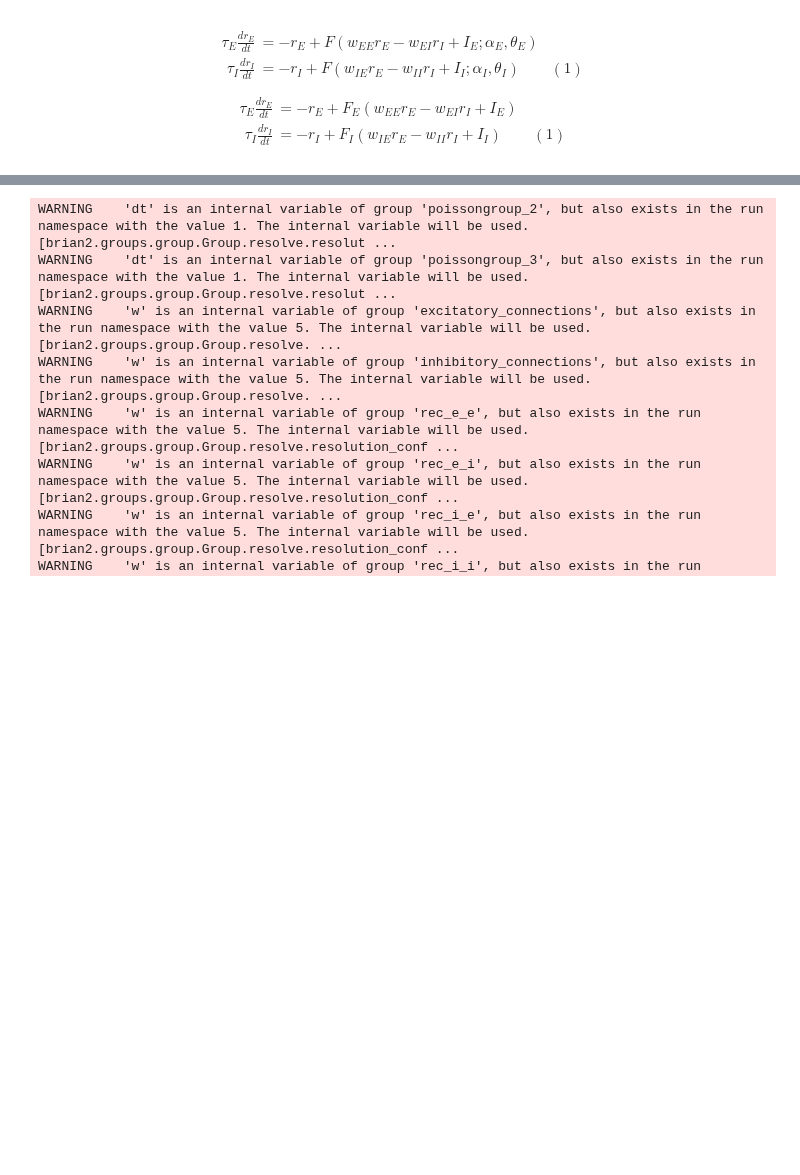
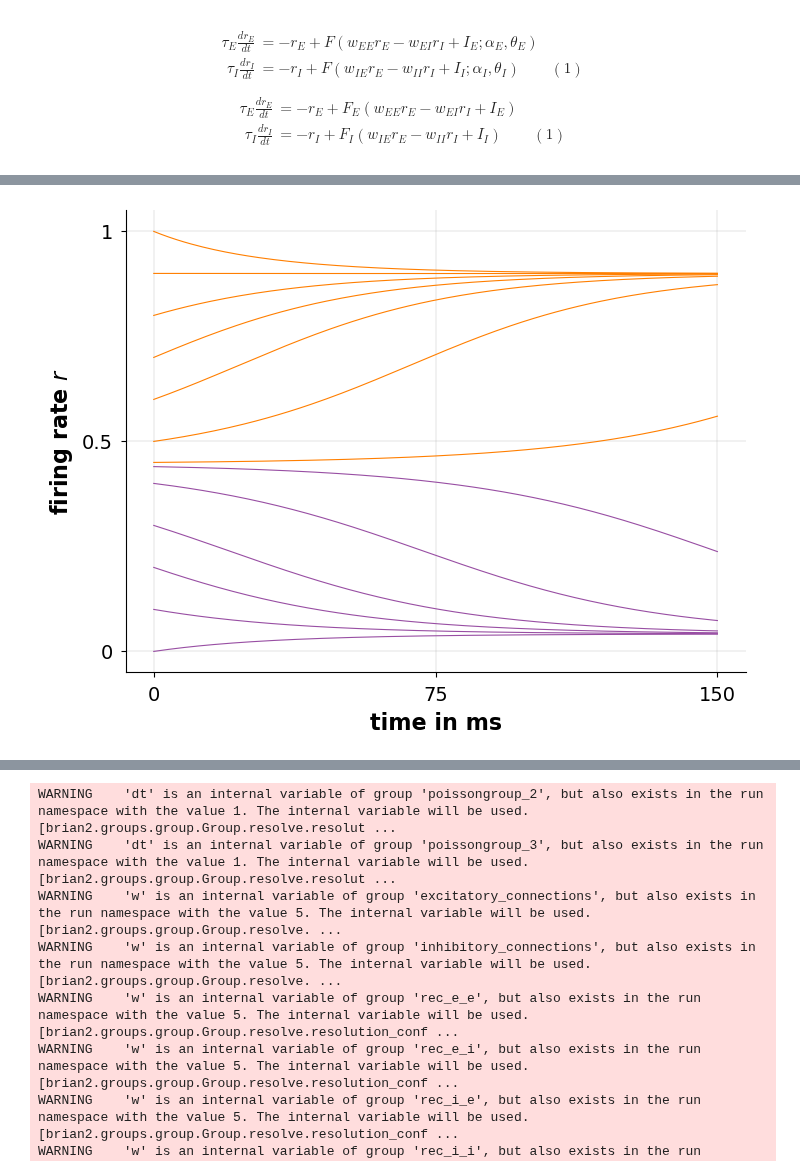
Before and after one commit to comp-neural-circuits/intro-to-comp-neuro, a Jupyter notebook: notebooks/Exc_8/notebook_8.ipynb, the cells around one changed output, grey strips where cells are left out. Cells and saved outputs as stored; diff of their text form; code cells hidden in the pictures; blank space fills up the shorter version.

```diff
--- a/notebooks/Exc_8/notebook_8.ipynb
+++ b/notebooks/Exc_8/notebook_8.ipynb
@@ -191,35 +205,0 @@ Text(0, 0.5, 'firing rate $r$')
-# %%
-fig, ax = plt.subplots()
-
-
-
-for r_0 in [0, 0.1, 0.2, 0.3, 0.4, 0.44]:
-    I_ext = 0.5
-    w=5
-    r_list = [r_0]
-    t_list = [0]
-    dt = 0.1
-    tau = 20
-    for ii in range(2200):
-        t_list.append(t_list[-1]+dt)
-        r_list.append(r_list[-1] + dt*(-r_list[-1] + nonlinearity_f(w*r_list[-1]+I_ext,alpha=1.2,theta=2.8))/tau)
-
-    ax.plot(t_list, r_list, color='#984ea3', linewidth = 0.8)
-
-for r_0 in [0.45, 0.5, 0.6, 0.7, 0.8, 0.9, 1]:
-    r_list = [r_0]
-    t_list = [0]
-    for ii in range(2200):
-        t_list.append(t_list[-1]+dt)
-        r_list.append(r_list[-1] + dt*(-r_list[-1] + nonlinearity_f(w*r_list[-1]+I_ext,alpha=1.2,theta=2.8))/tau)
-
-    ax.plot(t_list, r_list, color='#ff7f00', linewidth = 0.8)
-
-
-
-ax.set_xticks([0,100, 200])
-ax.set_xticklabels([0,100,200],fontsize=14)
-ax.set_yticks([0,0.5,1])
-ax.set_yticklabels([0,0.5,1],fontsize=14)
-ax.set_xlabel('time in ms', fontsize=16)
-ax.set_ylabel('firing rate $r$', fontsize=16)
@@ -229,3 +220,14 @@ Text(0, 0.5, 'firing rate $r$')
+# %%
+fig, ax = plt.subplots()
+example = RecurrentNetwork(w = 5, alpha = 1.2, theta = 2.8, tau = 20)
+for r_0 in [0, 0.1, 0.2, 0.3, 0.4, 0.44]:
+    example.run_simulation(r_0 = r_0, I_ext = 0.5, time_steps = 150)
+    example.show_simulation_result(color = '#984ea3', linewidth = 0.8,ax = ax)
+for r_0 in [0.45, 0.5, 0.6, 0.7, 0.8, 0.9, 1]:
+    example.run_simulation(r_0 = r_0, I_ext = 0.5, time_steps = 150)
+    example.show_simulation_result(color = '#ff7f00', linewidth = 0.8,ax = ax)
+# %% [output]
+[figure, added]
 # %%
 class EI_network(object):
     """
```
Also changed, not shown: parts of 22 cells of this notebook, 1 other file.
